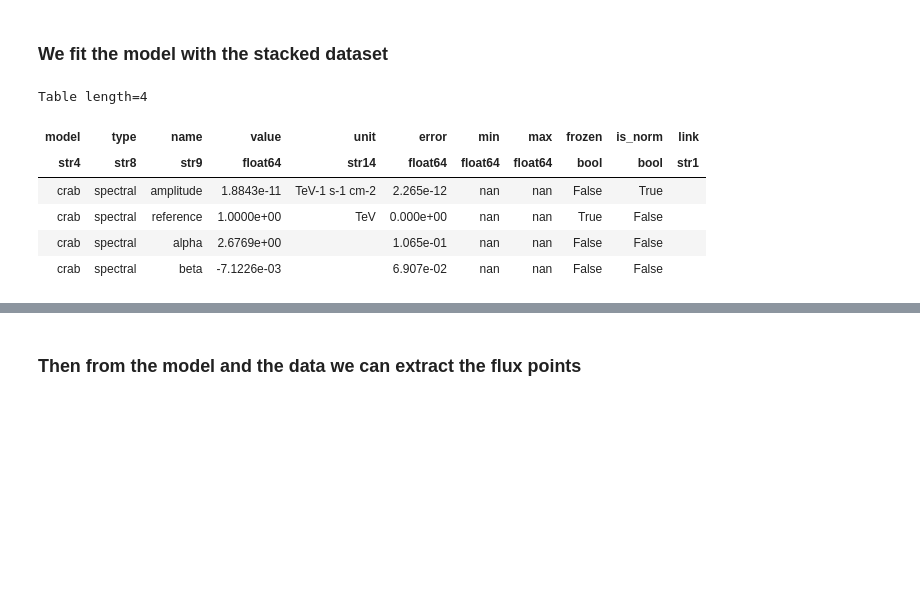
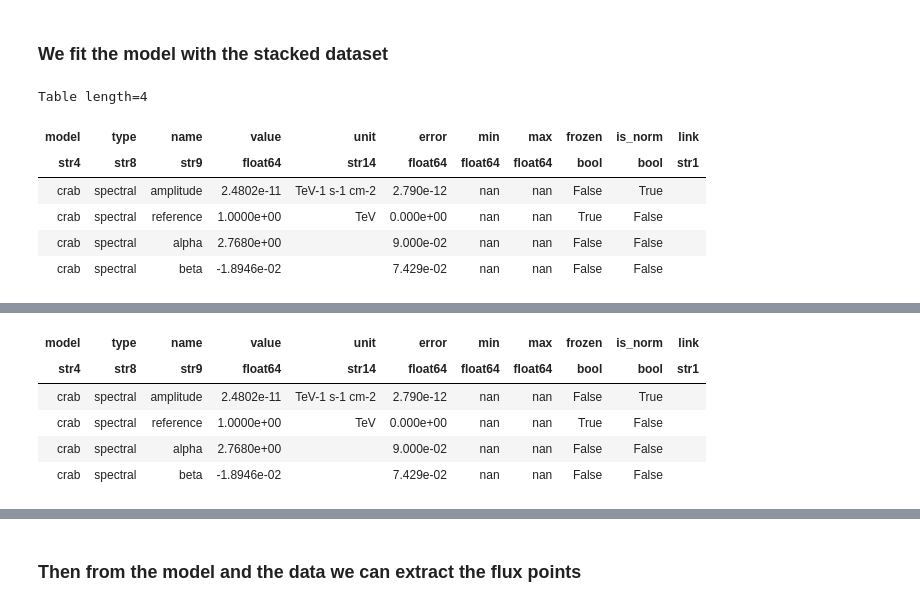
Before and after one commit to juanjq/cherenkov_transparency_corrections, a Jupyter notebook: high_level_analysis/dl3_gammapy_analysis.ipynb, the cells around one changed output, grey strips where cells are left out. Drawn from its saved outputs; the diff is of its cells as text; code cells hidden in the pictures; blank space fills up the shorter version.

```diff
--- a/high_level_analysis/dl3_gammapy_analysis.ipynb
+++ b/high_level_analysis/dl3_gammapy_analysis.ipynb
@@ -148,7 +152,15 @@ dataset_empty = SpectrumDataset.create(
     geom=geom,
     energy_axis_true=energy_axis_true
 )
+dataset_empty_s = SpectrumDataset.create(
+    geom=geom,
+    energy_axis_true=energy_axis_true
+)
 dataset_maker = SpectrumDatasetMaker(
+    containment_correction=False,
+    selection=["counts", "exposure", "edisp"]
+)
+dataset_maker_s = SpectrumDatasetMaker(
     containment_correction=False,
     selection=["counts", "exposure", "edisp"]
 )
@@ -161,7 +173,8 @@ bkg_maker = ReflectedRegionsBackgroundMaker(region_finder=region_finder)
 # %%
 %%time
 # The final object will be stored as a Datasets object
-datasets = Datasets()
+datasets   = Datasets()
+datasets_s = Datasets()
 
 for observation in observations:
     dataset = dataset_maker.run(
@@ -174,9 +187,22 @@ for observation in observations:
     )
     datasets.append(dataset_on_off)
 
+for observation_s in observations_s:
+    dataset_s=dataset_maker_s.run(
+        dataset=dataset_empty_s.copy(name=str(observation.obs_id)),
+        observation=observation_s
+    )
+    dataset_on_off_s = bkg_maker.run(
+        dataset=dataset_s,
+        observation=observation_s
+    )
+    datasets_s.append(dataset_on_off_s)
+
 # Stacking all the datasets in one
-stacked_dataset = Datasets(datasets).stack_reduce()
+stacked_dataset   = Datasets(datasets).stack_reduce()
+stacked_dataset_s = Datasets(datasets_s).stack_reduce()
 print(stacked_dataset)
+print(stacked_dataset_s)
 # %% [output]
 SpectrumDatasetOnOff
 --------------------
@@ -210,24 +236,35 @@ model = SkyModel(
     spectral_model=spectral_model,
     name="crab"
 )
+model_s = SkyModel(
+    spectral_model=spectral_model,
+    name="crab"
+)
 
 # We set the model of all datasets to log parabola
-stacked_dataset.models = model
+stacked_dataset.models   = model
+stacked_dataset_s.models = model_s
 # %% [markdown]
 ### We fit the model with the stacked dataset
 # %%
 %%time
 # Now we run the fit to extract the parameters of the model
-fit = Fit()
-result = fit.run(datasets=stacked_dataset)
-best_fit_model = model.copy()
+fit   = Fit()
+fit_s = Fit()
+
+result   = fit.run(datasets=stacked_dataset)
+result_s = fit_s.run(datasets=stacked_dataset_s)
+
+best_fit_model   = model.copy()
+best_fit_model_s = model_s.copy()
 
 display(stacked_dataset.models.to_parameters_table())
+display(stacked_dataset_s.models.to_parameters_table())
 # %% [output]
 Table length=4
 | model | type | name | value | unit | error | min | max | frozen | is_norm | link |
 | str4 | str8 | str9 | float64 | str14 | float64 | float64 | float64 | bool | bool | str1 |
-| crab | spectral | amplitude | 1.8843e-11 | TeV-1 s-1 cm-2 | 2.265e-12 | nan | nan | False | True |  |
+| crab | spectral | amplitude | 2.4802e-11 | TeV-1 s-1 cm-2 | 2.790e-12 | nan | nan | False | True |  |
 | crab | spectral | reference | 1.0000e+00 | TeV | 0.000e+00 | nan | nan | True | False |  |
-| crab | spectral | alpha | 2.6769e+00 |  | 1.065e-01 | nan | nan | False | False |  |
-| crab | spectral | beta | -7.1226e-03 |  | 6.907e-02 | nan | nan | False | False |  |
+| crab | spectral | alpha | 2.7680e+00 |  | 9.000e-02 | nan | nan | False | False |  |
+| crab | spectral | beta | -1.8946e-02 |  | 7.429e-02 | nan | nan | False | False |  |
@@ -235,0 +272,6 @@ Wall time: 1.4 s
+| model | type | name | value | unit | error | min | max | frozen | is_norm | link |
+| str4 | str8 | str9 | float64 | str14 | float64 | float64 | float64 | bool | bool | str1 |
+| crab | spectral | amplitude | 2.4802e-11 | TeV-1 s-1 cm-2 | 2.790e-12 | nan | nan | False | True |  |
+| crab | spectral | reference | 1.0000e+00 | TeV | 0.000e+00 | nan | nan | True | False |  |
+| crab | spectral | alpha | 2.7680e+00 |  | 9.000e-02 | nan | nan | False | False |  |
+| crab | spectral | beta | -1.8946e-02 |  | 7.429e-02 | nan | nan | False | False |  |
```
Also changed, not shown: parts of 14 cells of this notebook, 5 other files.
